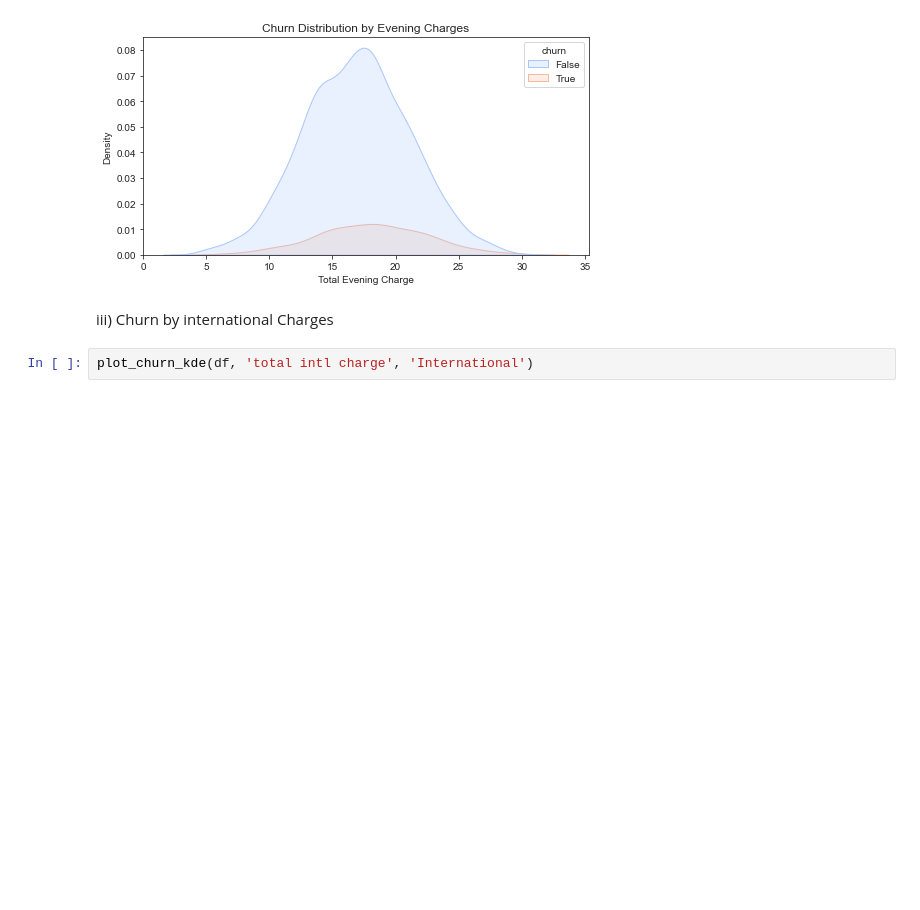
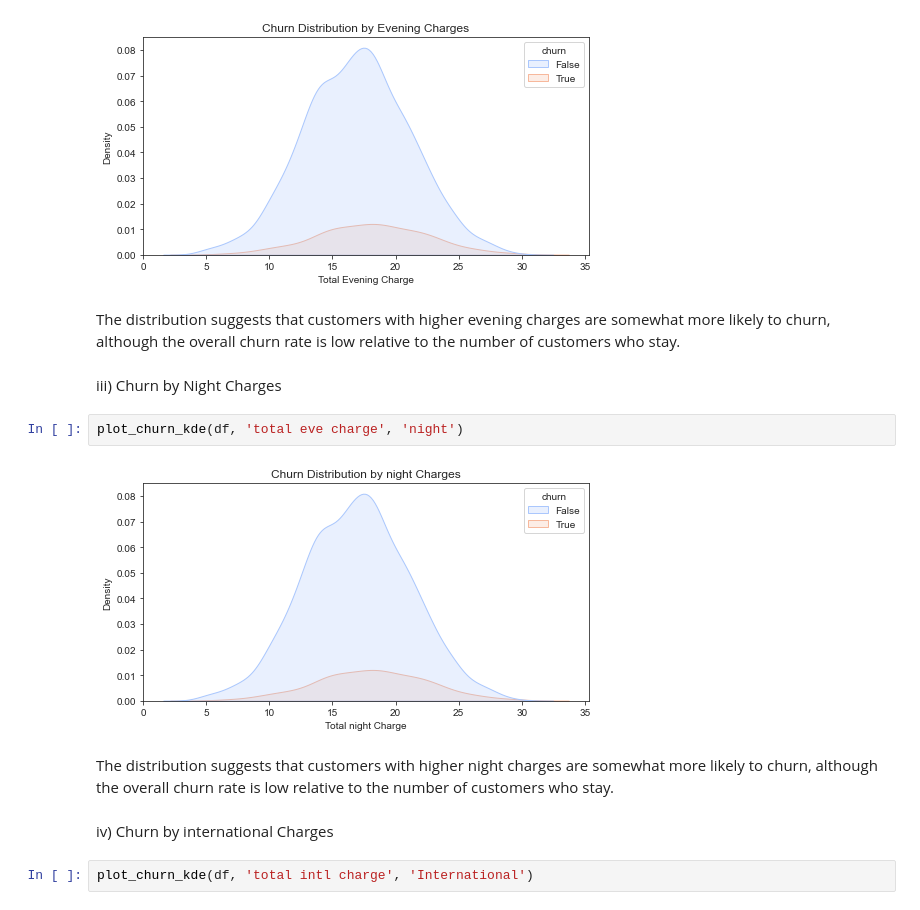
Before and after one commit to ANGI3MAINA/SyriaTel-Customer-Churn-Prediction, a Jupyter notebook: code.ipynb, the cells around one changed output. Drawn from its saved outputs; the diff is of its cells as text; blank space fills up the shorter version.

```diff
--- a/code.ipynb
+++ b/code.ipynb
@@ -531,8 +534,18 @@ ii) Churn by Evening charges
 plot_churn_kde(df, 'total eve charge', 'Evening')
 # %% [output]
 [figure]
+# %% [markdown]
+The distribution suggests that customers with higher evening charges are somewhat more likely to churn, although the overall churn rate is low relative to the number of customers who stay.
 # %% [markdown]
-iii) Churn by international Charges
+iii) Churn by Night Charges
+# %%
+plot_churn_kde(df, 'total eve charge', 'night')
+# %% [output]
+[figure, added]
+# %% [markdown]
+The distribution suggests that customers with higher night charges are somewhat more likely to churn, although the overall churn rate is low relative to the number of customers who stay.
+# %% [markdown]
+iv) Churn by international Charges
 # %%
 plot_churn_kde(df, 'total intl charge', 'International')
 # %% [output]
```
Also changed, not shown: parts of 11 cells of this notebook.
